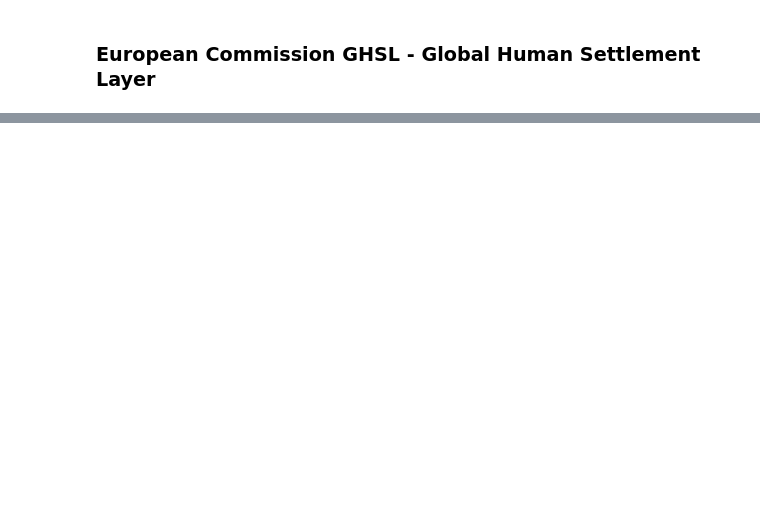
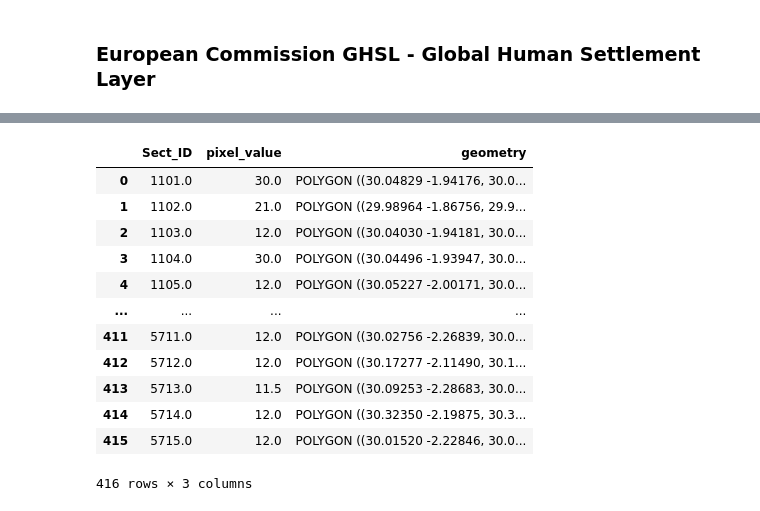
Before and after one commit to ekohgenius/phd_research_rwanda_analysis, a Jupyter notebook: data_exploration.ipynb, the cells around one changed output, grey strips where cells are left out. Drawn from its saved outputs; the diff is of its cells as text; code cells hidden in the pictures; blank space fills up the shorter version.

```diff
--- a/data_exploration.ipynb
+++ b/data_exploration.ipynb
@@ -245,0 +296,16 @@ builtup_index_2020
+# %%
+urban_2020
+# %% [output]
+|  | Sect_ID | pixel_value | geometry |
+| 0 | 1101.0 | 30.0 | POLYGON ((30.04829 -1.94176, 30.0... |
+| 1 | 1102.0 | 21.0 | POLYGON ((29.98964 -1.86756, 29.9... |
+| 2 | 1103.0 | 12.0 | POLYGON ((30.04030 -1.94181, 30.0... |
+| 3 | 1104.0 | 30.0 | POLYGON ((30.04496 -1.93947, 30.0... |
+| 4 | 1105.0 | 12.0 | POLYGON ((30.05227 -2.00171, 30.0... |
+| ... | ... | ... | ... |
+| 411 | 5711.0 | 12.0 | POLYGON ((30.02756 -2.26839, 30.0... |
+| 412 | 5712.0 | 12.0 | POLYGON ((30.17277 -2.11490, 30.1... |
+| 413 | 5713.0 | 11.5 | POLYGON ((30.09253 -2.28683, 30.0... |
+| 414 | 5714.0 | 12.0 | POLYGON ((30.32350 -2.19875, 30.3... |
+| 415 | 5715.0 | 12.0 | POLYGON ((30.01520 -2.22846, 30.0... |
+416 rows × 3 columns
```
Also changed, not shown: parts of 11 cells of this notebook.
